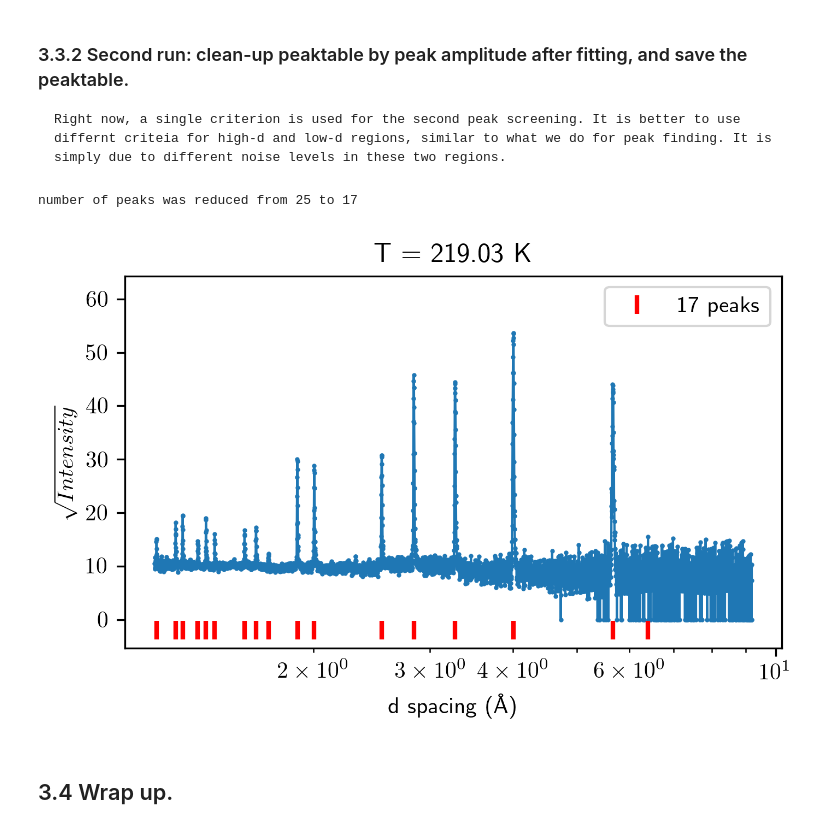
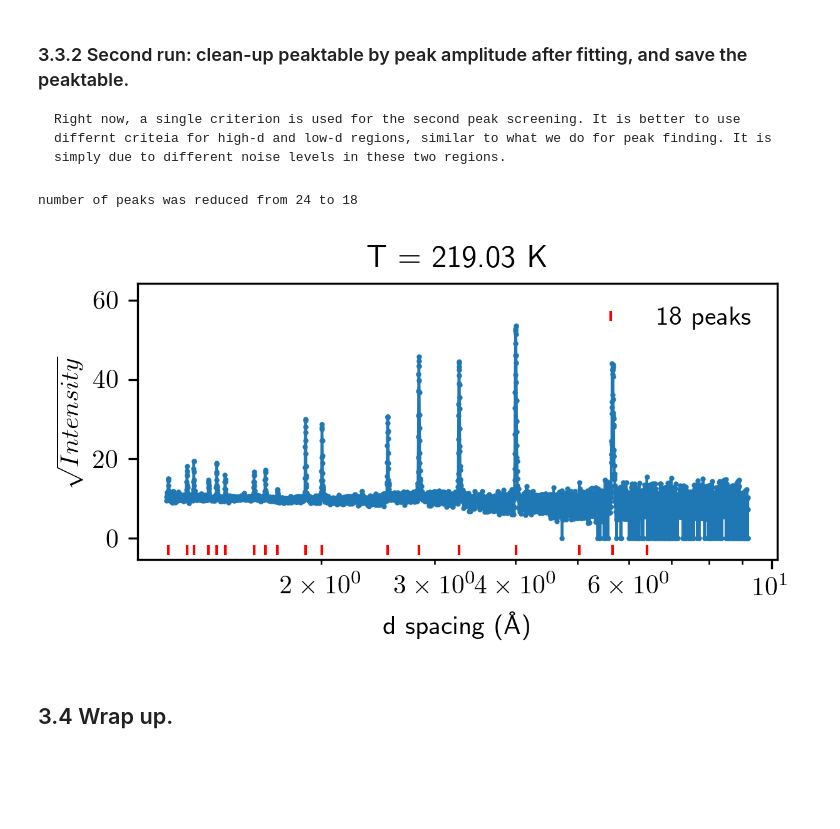
Before and after one commit to yaohualiu/NPD, a Jupyter notebook: NPD_Q3.ipynb, the cells around one changed output. Drawn from its saved outputs; the diff is of its cells as text; code cells hidden in the pictures; blank space fills up the shorter version.

```diff
--- a/NPD_Q3.ipynb
+++ b/NPD_Q3.ipynb
@@ -252,3 +297,5 @@ Par_order = 2, Bin_Order = 3
+# %%
+bkgmean, bkgstd, _, _ = Find_bkg_stats(intsy, db, dd_cs)
 # %% [markdown]
 ## 3.2 Find peaks via wavelet transformation.
 
@@ -279,7 +326,7 @@ def plot_peakloc(intsymap, pars, bin_cs, peakloc, par_val=0, outputfilename = ""
 
     plt.semilogx(bin_cs, data_sqrt, '.-', markersize=2, lw=1)
     npeaks = len(peakloc)
-    plt.semilogx(peakloc, np.full(npeaks, -2), '|', mfc=None, mec='r', mew=2, ms=8,
+    plt.semilogx(peakloc, np.full(npeaks, -3), '|', mfc=None, mec='r', mew=1, ms=4,
                     label='%d peaks' % (len(peakloc)))
 
     plt.ylim(-ylims*0.1, ylims*1.2)
@@ -287,7 +334,7 @@ def plot_peakloc(intsymap, pars, bin_cs, peakloc, par_val=0, outputfilename = ""
     plt.title(title_)
     plt.xlabel('d spacing (\AA)')
     plt.ylabel('\sqrt{Intensity}')
-    plt.legend()
+    plt.legend(frameon=False)
     plt.tight_layout()
     if len(outputfilename) > 0:
         plt.savefig(outputfilename)
@@ -450,9 +497,9 @@ plt.tight_layout()
 # %%
-temp = 220
+temp = 80
 data = intsy_rmbkg[(abs(temps-temp)).argmin()]
 peakind = _find_peaks_byindx(data)
 filename = "Q3/Figs/peakfinding_asyricker_%dK" %(temp)
-plt.figure(figsize(4.8, 3.2))
+plt.figure(figsize(4.2, 2.4))
 plot_peakloc_indx(intsy_rmbkg, temps, dd_cs, peakind,
                   par_val=temp, outputfilename = filename)
 # %% [output]
@@ -498,7 +545,7 @@ def Ini_Mpeaks_pars(Intsy, peakind, bin_cs, Bkg=[70, 0],
     maxbin = bin_cs.size
     for ii in range(0, npeaks):
         _centerbinindx = peakind[ii]
-        _low, _high = max(0, _centerbinindx - 4), min(maxbin-1, _centerbinindx + 4)
+        _low, _high = max(0, _centerbinindx - 2), min(maxbin-1, _centerbinindx + 2)
         _data_max = Intsy[_low:_high].max()
         par_ini[jj]  = _data_max
         high_lmt[jj] = _data_max *1.2
@@ -642,18 +689,20 @@ plt.savefig(filename)
     Right now, a single criterion is used for the second peak screening. It is better to use differnt criteia for high-d and low-d regions, similar to what we do for peak finding. It is simply due to different noise levels in these two regions.
 # %%
 _peaktable = gen_peaktable(fit.x, dds, peakindx, NoBkg=0)
-peaktable = _peaktable[_peaktable[:, 1] > bkg.std()*1.5 ]
-print( 'number of peaks was reduced from %d to %d' %(_peaktable[:, 0].size, peaktable[:, 0].size) )
+_bkgstd = bkgstd[parindx]
+peaktable = _peaktable[_peaktable[:, 1] > _bkgstd*1]
+print( 'number of peaks was reduced from %d to %d' %(_peaktable[:, 0].size,
+                                                     peaktable[:, 0].size) )
 filename = "Q3/Data/peaktable_%dK" %(temp)
 np.save(filename, peaktable)
 
-plt.figure(figsize(4.8, 3.2))
+plt.figure(figsize(4.2, 2.4))
 filename = "Q3/Figs/peakfinding_asyricker_%dK.png" %(temp)
 plot_peakloc(intsy, temps, dd_cs, peaktable[:, 0], par_val=temp,
              outputfilename = filename)
 # %% [output]
-number of peaks was reduced from 25 to 17
+number of peaks was reduced from 24 to 18
-[figure, old version]
+[figure, new version]
 # %% [markdown]
 ## 3.4 Wrap up.
 # %%
```
Also changed, not shown: parts of 13 cells of this notebook.
